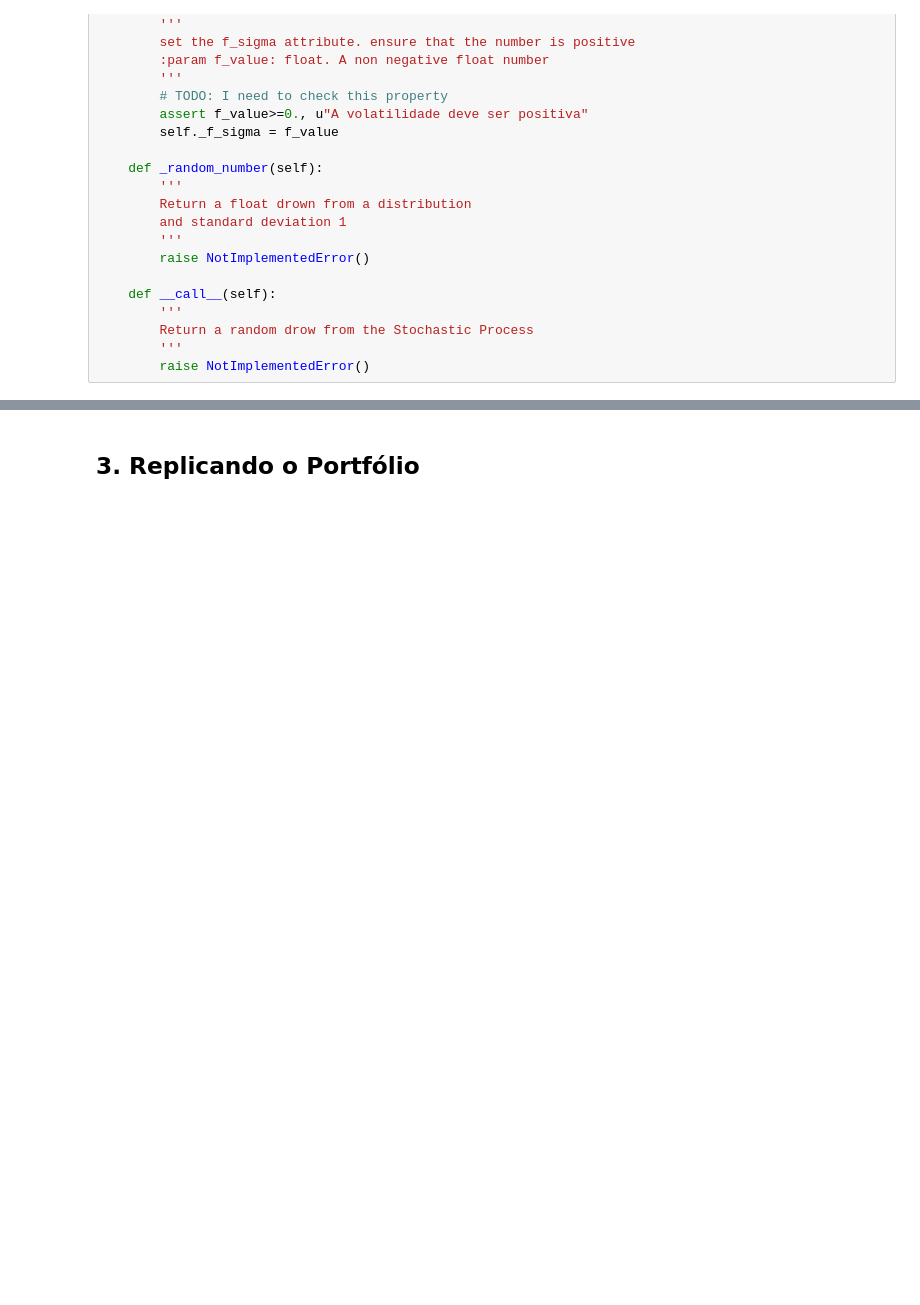
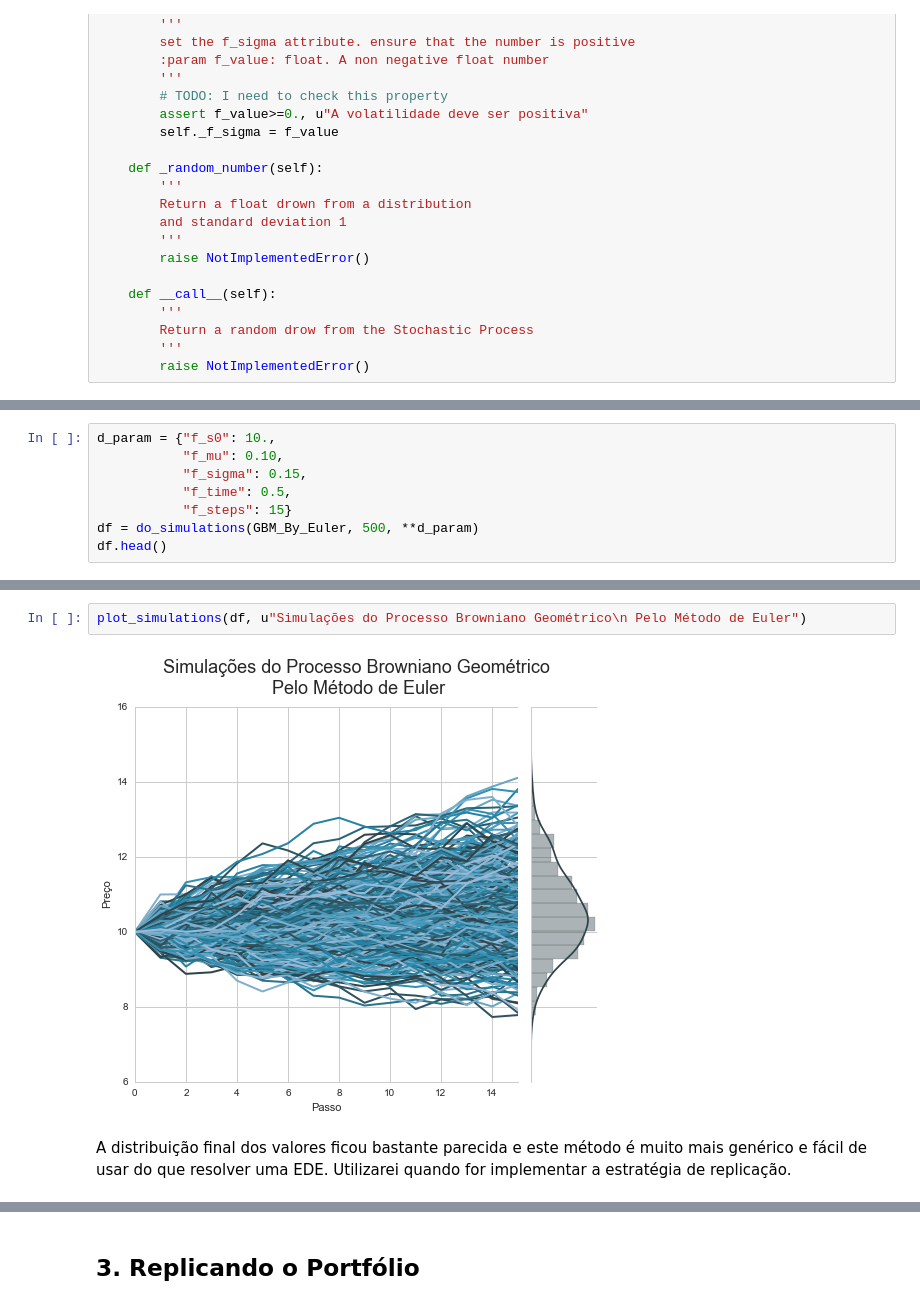
Before and after one commit to ucaiado/Replicating_Strategy, a Jupyter notebook: UiraCaiadoEx01.ipynb, the cells around one changed output, grey strips where cells are left out. Drawn from its saved outputs; the diff is of its cells as text; blank space fills up the shorter version.

```diff
--- a/UiraCaiadoEx01.ipynb
+++ b/UiraCaiadoEx01.ipynb
@@ -473,0 +429,8 @@ df.plot()
+# %%
+d_param = {"f_s0": 10.,
+           "f_mu": 0.10,
+           "f_sigma": 0.15,
+           "f_time": 0.5,
+           "f_steps": 15}
+df = do_simulations(GBM_By_Euler, 500, **d_param)
+df.head()
@@ -474 +447,7 @@ df.plot()
+# %%
+plot_simulations(df, u"Simulações do Processo Browniano Geométrico\n Pelo Método de Euler")
+# %% [output]
+[figure, added]
+# %% [markdown]
+A distribuição final dos valores ficou bastante parecida e este método é muito mais genérico e fácil de usar do que resolver uma EDE. Utilizarei quando for implementar a estratégia de replicação.
 # %% [markdown]
```
Also changed, not shown: parts of 33 cells of this notebook.
